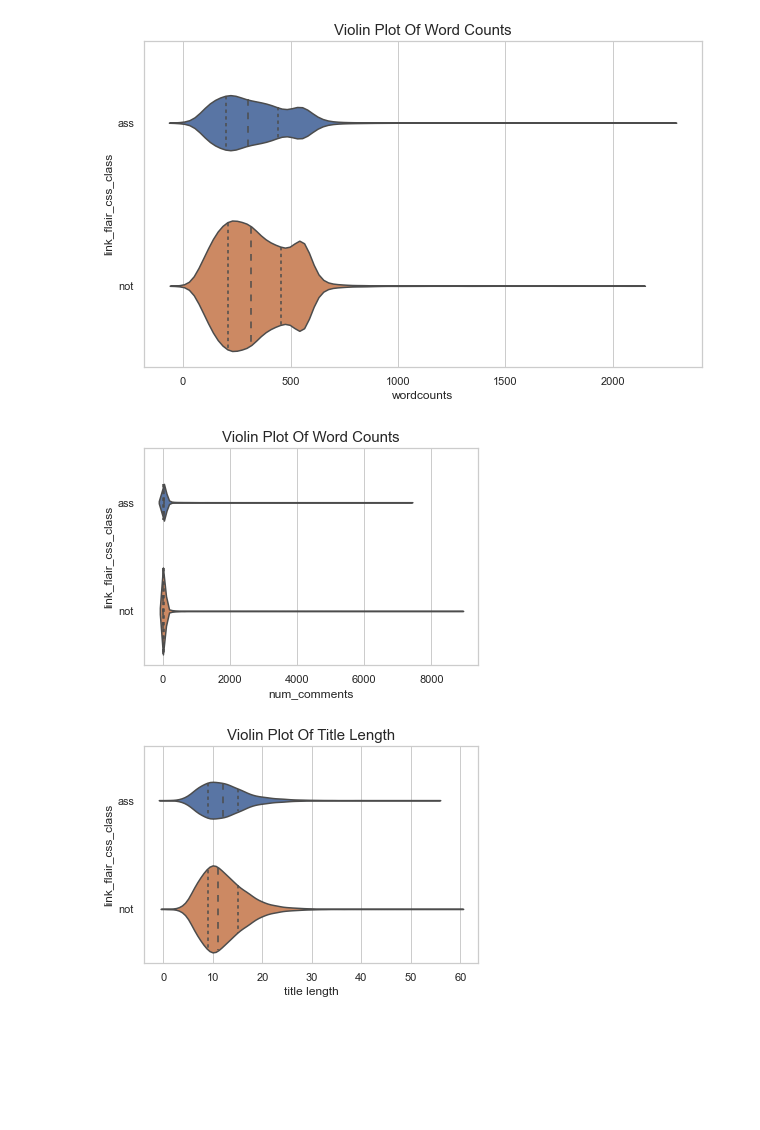
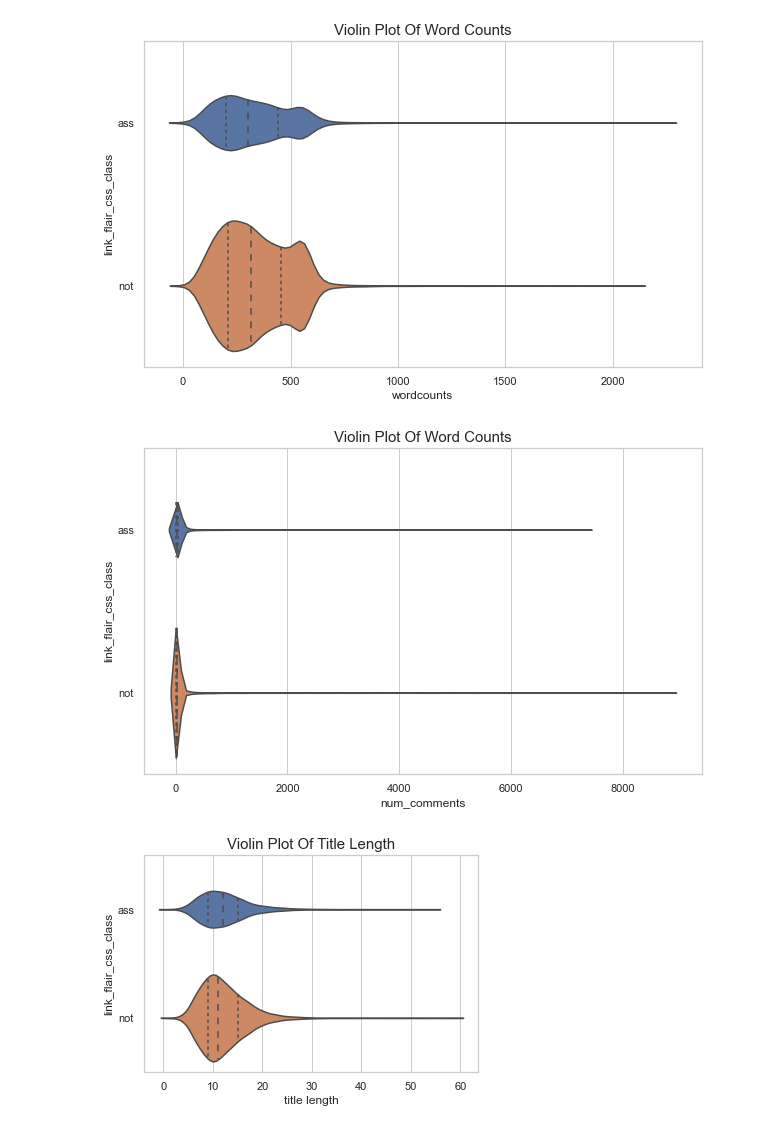
Before and after one commit to yahoyoungho/AITA-Analysis, a Jupyter notebook: Data Prep.ipynb, the cells around one changed output. Cells and saved outputs as stored; diff of their text form; code cells hidden in the pictures; blank space fills up the shorter version.

```diff
--- a/Data Prep.ipynb
+++ b/Data Prep.ipynb
@@ -87,9 +96,10 @@ df_meta.drop_duplicates(ignore_index = True, inplace = True)
 
 
 # remove columns that are not needed
-cols_toremove = ['created_utc', 'subreddit', 'author', 'domain', 'ups','downs', 'saved' , 'from_kind', 'gilded',
+cols_toremove = ['created_utc', 'subreddit', 'author', 'domain', 'saved' , 'from_kind', 'gilded',
                  'from', 'stickied','retrieved_on','thumbnail', 'subreddit_id', 'hide_score','is_self',
-                 'from_id','name','author_flair_css_class', 'author_flair_text', 'quarantine', 'link_flair_text', 'distinguished']
+                 'from_id','name','author_flair_css_class', 'author_flair_text',
+                 'quarantine', 'link_flair_text', 'distinguished']
 df_meta.drop(columns = cols_toremove, inplace = True)
 df_meta.head()
 # %% [output]
@@ -107,10 +117,10 @@ Name: selftext, dtype: int64
 # EDA
 ## word counts over all documents
 # %%
-df_meta["wordcounts"] = df_meta["selftext"].apply(lambda x: x.replace("\n","")).\
-                    apply(lambda x: x.replace("&amp;#x200B;","")).\
-                    apply(lambda x: x.replace("&amp;", "and")).\
-                    apply(lambda x: len(x.split(" ")))
+df_meta["wordcounts"] = df_meta["selftext"].apply(lambda x: x.replace("\n",""))\
+                    .apply(lambda x: x.replace("&amp;#x200B;",""))\
+                    .apply(lambda x: x.replace("&amp;", "and"))\
+                    .apply(lambda x: len(x.split(" ")))
 # %%
 word_counts_per_doc = []
 for selftxt in df_meta["selftext"]:
@@ -140,10 +150,11 @@ sns.violinplot( x = "wordcounts",y = "link_flair_css_class", data = df_meta, sca
 # %% [output]
 [figure]
 # %%
+fig = plt.figure(num=1, figsize = (10,6))
 plt.title("Violin plot of word counts".title(), fontsize= 15)
 sns.violinplot( x = "num_comments",y = "link_flair_css_class", data = df_meta, scale = "count", inner = "quartile");
 # %% [output]
-[figure, old version]
+[figure, new version]
 # %%
 meta_copy = df_meta.copy()
 
```
Also changed, not shown: parts of 72 cells of this notebook, 1 other file.
